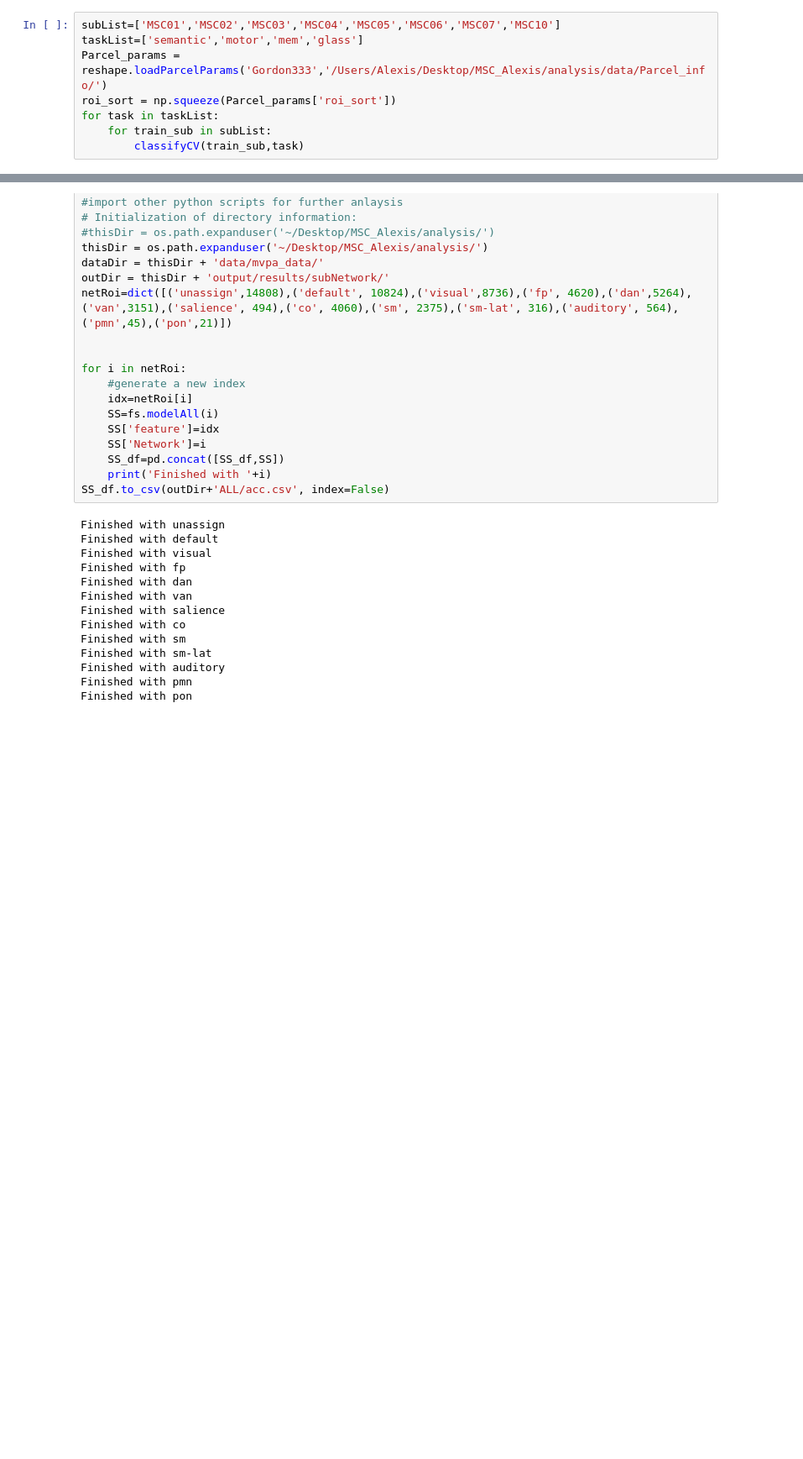
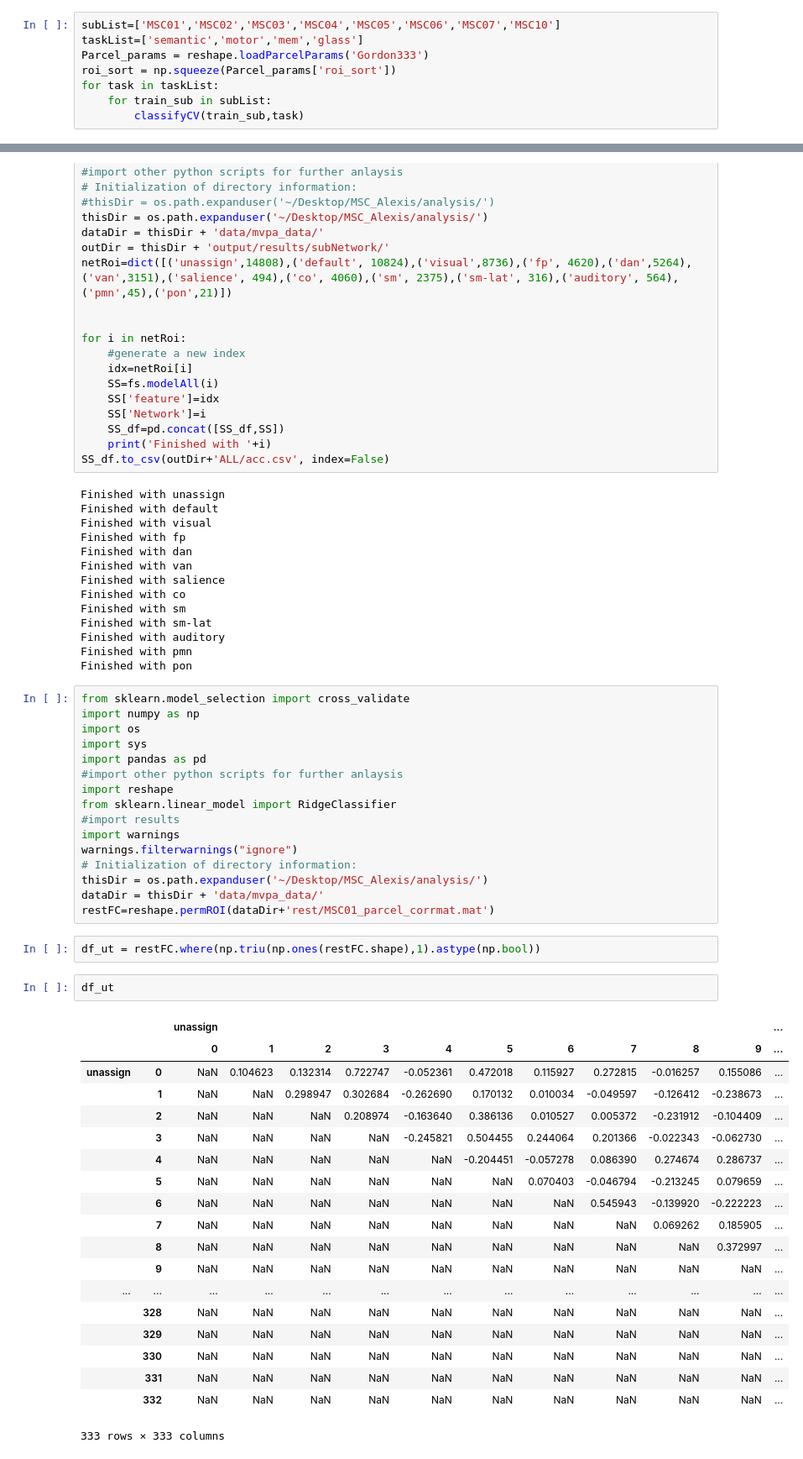
Before and after one commit to GrattonLab/Porteretal_taskprediction, a Jupyter notebook: code/pyScripts/Predictions/featureWeight.ipynb, the cells around one changed output, grey strips where cells are left out. Shown: that part at 84% size. Drawn from its saved outputs; the diff is of its cells as text; blank space fills up the shorter version.

Commit message:
feature weight script

```diff
--- a/code/pyScripts/Predictions/featureWeight.ipynb
+++ b/code/pyScripts/Predictions/featureWeight.ipynb
@@ -58,7 +58,7 @@ def classifyCV(sub, task):
 # %%
 subList=['MSC01','MSC02','MSC03','MSC04','MSC05','MSC06','MSC07','MSC10']
 taskList=['semantic','motor','mem','glass']
-Parcel_params = reshape.loadParcelParams('Gordon333','/Users/Alexis/Desktop/MSC_Alexis/analysis/data/Parcel_info/')
+Parcel_params = reshape.loadParcelParams('Gordon333')
 roi_sort = np.squeeze(Parcel_params['roi_sort'])
 for task in taskList:
     for train_sub in subList:
@@ -342,3 +344,43 @@ Finished with sm-lat
 Finished with auditory
 Finished with pmn
 Finished with pon
+# %%
+from sklearn.model_selection import cross_validate
+import numpy as np
+import os
+import sys
+import pandas as pd
+#import other python scripts for further anlaysis
+import reshape
+from sklearn.linear_model import RidgeClassifier
+#import results
+import warnings
+warnings.filterwarnings("ignore")
+# Initialization of directory information:
+thisDir = os.path.expanduser('~/Desktop/MSC_Alexis/analysis/')
+dataDir = thisDir + 'data/mvpa_data/'
+restFC=reshape.permROI(dataDir+'rest/MSC01_parcel_corrmat.mat')
+# %%
+df_ut = restFC.where(np.triu(np.ones(restFC.shape),1).astype(np.bool))
+# %%
+df_ut
+# %% [output]
+|  |  | unassign |  |  |  |  |  |  |  |  |  | ... |
+|  |  | 0 | 1 | 2 | 3 | 4 | 5 | 6 | 7 | 8 | 9 | ... |
+| unassign | 0 | NaN | 0.104623 | 0.132314 | 0.722747 | -0.052361 | 0.472018 | 0.115927 | 0.272815 | -0.016257 | 0.155086 | ... |
+|  | 1 | NaN | NaN | 0.298947 | 0.302684 | -0.262690 | 0.170132 | 0.010034 | -0.049597 | -0.126412 | -0.238673 | ... |
+|  | 2 | NaN | NaN | NaN | 0.208974 | -0.163640 | 0.386136 | 0.010527 | 0.005372 | -0.231912 | -0.104409 | ... |
+|  | 3 | NaN | NaN | NaN | NaN | -0.245821 | 0.504455 | 0.244064 | 0.201366 | -0.022343 | -0.062730 | ... |
+|  | 4 | NaN | NaN | NaN | NaN | NaN | -0.204451 | -0.057278 | 0.086390 | 0.274674 | 0.286737 | ... |
+|  | 5 | NaN | NaN | NaN | NaN | NaN | NaN | 0.070403 | -0.046794 | -0.213245 | 0.079659 | ... |
+|  | 6 | NaN | NaN | NaN | NaN | NaN | NaN | NaN | 0.545943 | -0.139920 | -0.222223 | ... |
+|  | 7 | NaN | NaN | NaN | NaN | NaN | NaN | NaN | NaN | 0.069262 | 0.185905 | ... |
+|  | 8 | NaN | NaN | NaN | NaN | NaN | NaN | NaN | NaN | NaN | 0.372997 | ... |
+|  | 9 | NaN | NaN | NaN | NaN | NaN | NaN | NaN | NaN | NaN | NaN | ... |
+| ... | ... | ... | ... | ... | ... | ... | ... | ... | ... | ... | ... | ... |
+|  | 328 | NaN | NaN | NaN | NaN | NaN | NaN | NaN | NaN | NaN | NaN | ... |
+|  | 329 | NaN | NaN | NaN | NaN | NaN | NaN | NaN | NaN | NaN | NaN | ... |
+|  | 330 | NaN | NaN | NaN | NaN | NaN | NaN | NaN | NaN | NaN | NaN | ... |
+|  | 331 | NaN | NaN | NaN | NaN | NaN | NaN | NaN | NaN | NaN | NaN | ... |
+|  | 332 | NaN | NaN | NaN | NaN | NaN | NaN | NaN | NaN | NaN | NaN | ... |
+333 rows × 333 columns
```
Also changed, not shown: parts of 4 cells of this notebook, 31 other files.
